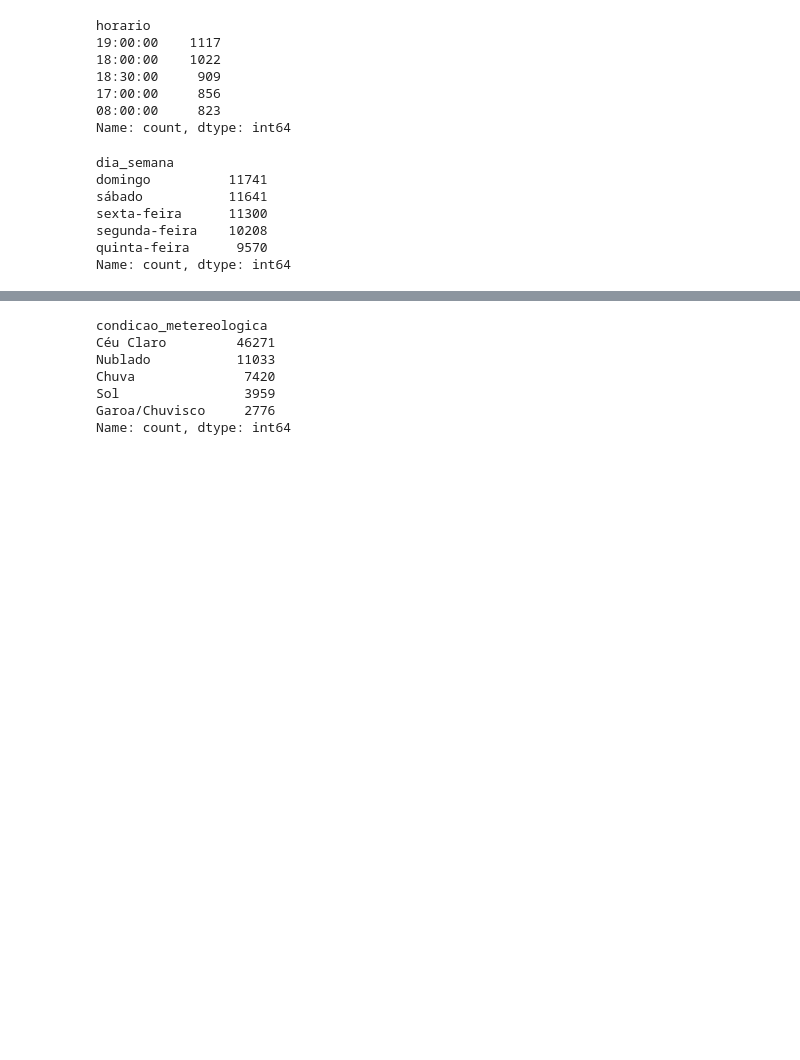
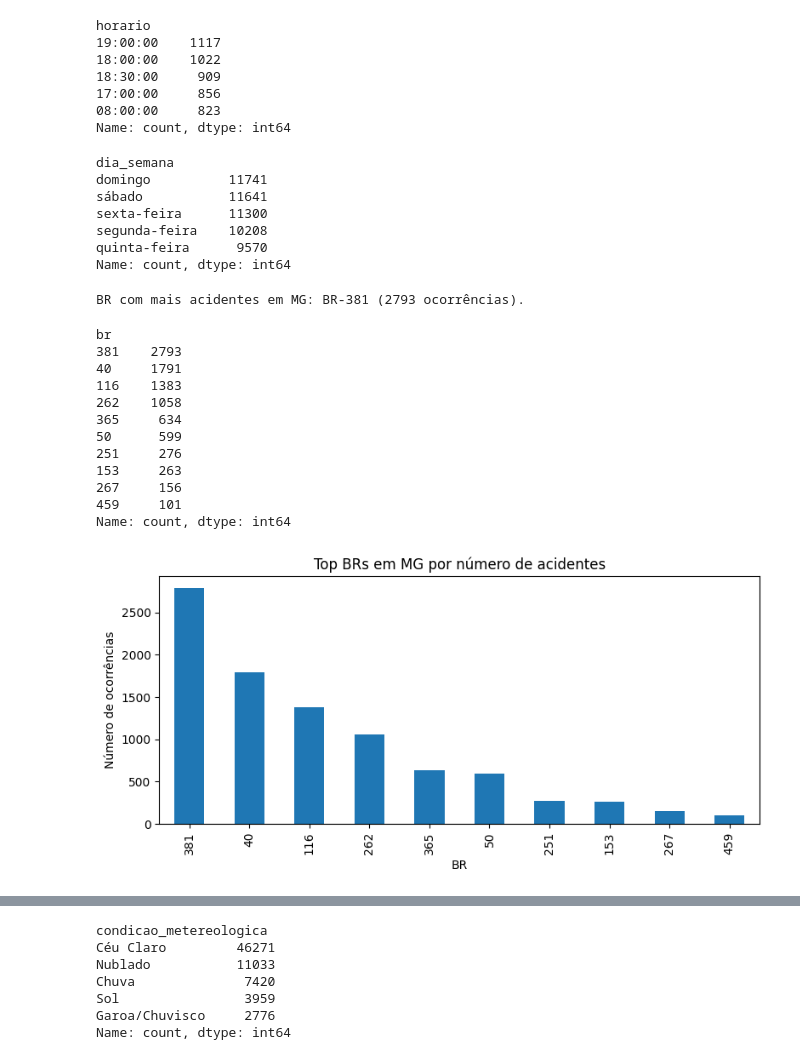
Before and after one commit to GiovaniFZ/Projeto_C318, a Jupyter notebook: Código_C318.ipynb, the cells around one changed output, grey strips where cells are left out. Saved outputs shown, nothing was run; the diff lists cells and outputs as text; code cells hidden in the pictures; blank space fills up the shorter version.

```diff
--- a/Código_C318.ipynb
+++ b/Código_C318.ipynb
@@ -99,3 +99,33 @@ sexta-feira      11300
 segunda-feira    10208
 quinta-feira      9570
 Name: count, dtype: int64
+# %%
+# BRs mais críticas dentro do estado com mais acidentes
+acidentes_por_uf = df["uf"].value_counts()
+estado_top = acidentes_por_uf.idxmax()
+br_no_estado_top = df.loc[df["uf"] == estado_top, "br"].value_counts()
+
+print(f"\nBR com mais acidentes em {estado_top}: BR-{br_no_estado_top.idxmax()} ({br_no_estado_top.max()} ocorrências).")
+display(br_no_estado_top.head(10))
+
+br_no_estado_top.head(10).plot(kind="bar", figsize=(8, 4))
+plt.title(f"Top BRs em {estado_top} por número de acidentes")
+plt.xlabel("BR")
+plt.ylabel("Número de ocorrências")
+plt.tight_layout()
+plt.show()
+# %% [output]
+BR com mais acidentes em MG: BR-381 (2793 ocorrências).
+br
+381    2793
+40     1791
+116    1383
+262    1058
+365     634
+50      599
+251     276
+153     263
+267     156
+459     101
+Name: count, dtype: int64
+[figure, added]
```
Also changed, not shown: parts of 4 cells of this notebook, 1 other file.
